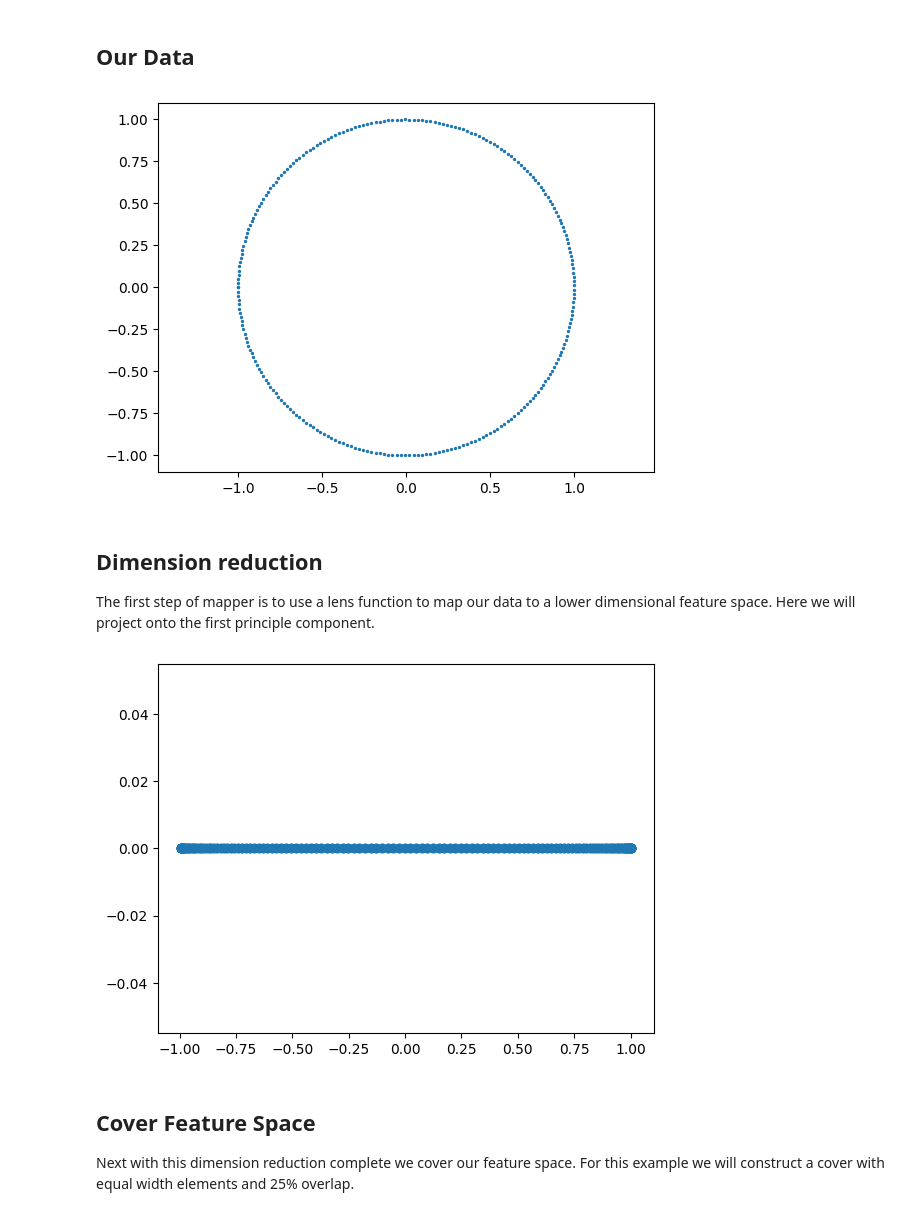
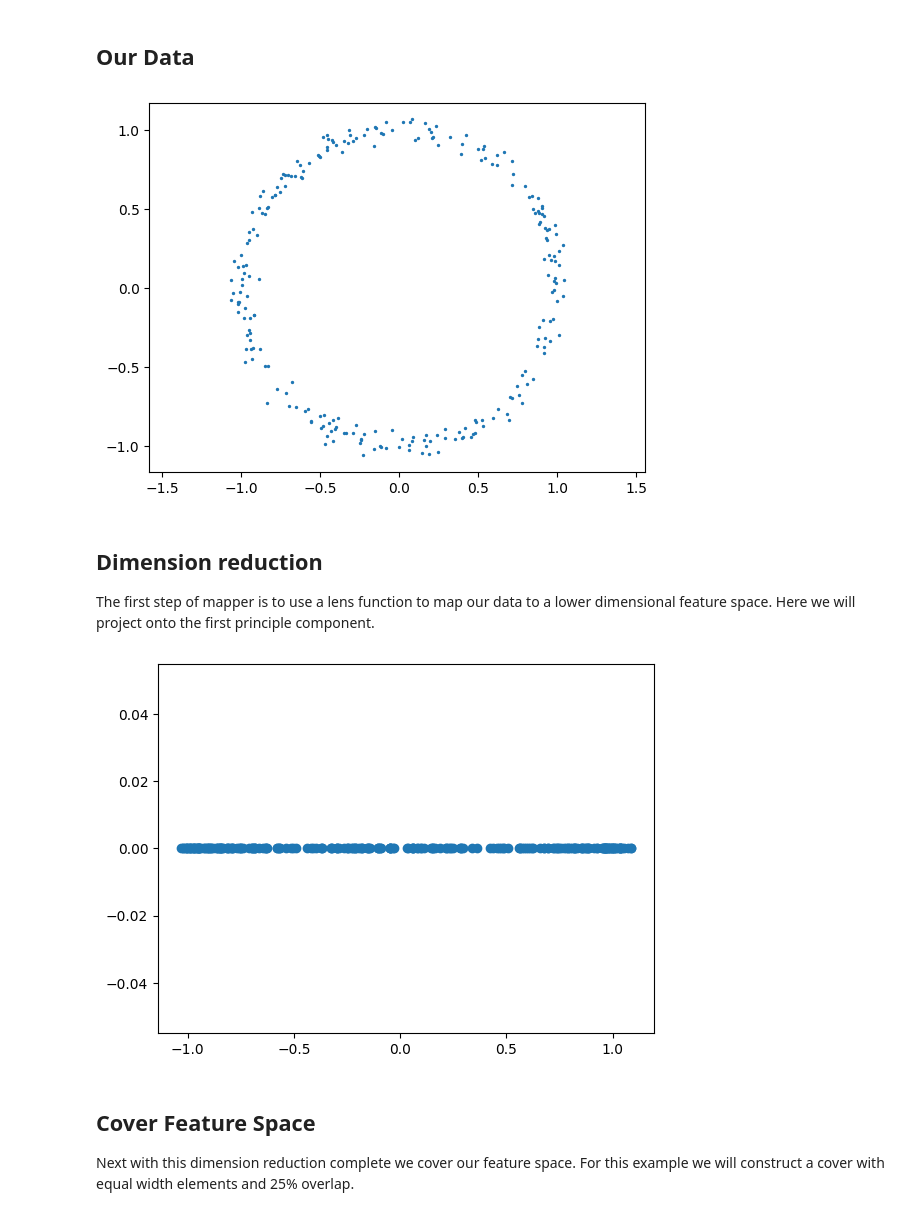
Before and after one commit to erooke/mapper-from-scratch, a Jupyter notebook: Presentation.ipynb, the cells around one changed output. Drawn from its saved outputs; the diff is of its cells as text; code cells hidden in the pictures.

Commit message:
Add noise to the dataset

```diff
--- a/Presentation.ipynb
+++ b/Presentation.ipynb
@@ -5,21 +5,27 @@ The purpose of this  notebook is to run through the mapper algorithm piece by pi
 ## Our Data
 # %%
 import numpy as np
+from numpy.random import default_rng
 import matplotlib.pyplot as plt
 
-N = 250
+N = 250    # Number of data points
+eps = 0.04 # Ammount of noise
+
+rng = default_rng(1895)
 
 data = np.empty((N,2))
 
-theta = np.linspace(-np.pi, np.pi, N)
+theta = rng.uniform(low = -np.pi, high = np.pi, size=N)
 
 data[:,0] = np.cos(theta)
 data[:,1] = np.sin(theta)
 
+data += eps*rng.standard_normal(data.shape)
+
 plt.scatter(data[:,0],  data[:,1], s=2)
 _ = plt.axis("equal")
 # %% [output]
-[figure, old version]
+[figure, new version]
 # %% [markdown]
 ## Dimension reduction
 
@@ -33,7 +39,7 @@ feature_space = lens.fit_transform(data)
 
 _ = plt.scatter(feature_space, np.zeros_like(feature_space))
 # %% [output]
-[figure, old version]
+[figure, new version]
 # %% [markdown]
 ## Cover Feature Space
 
```
Also changed, not shown: parts of 7 cells of this notebook.
